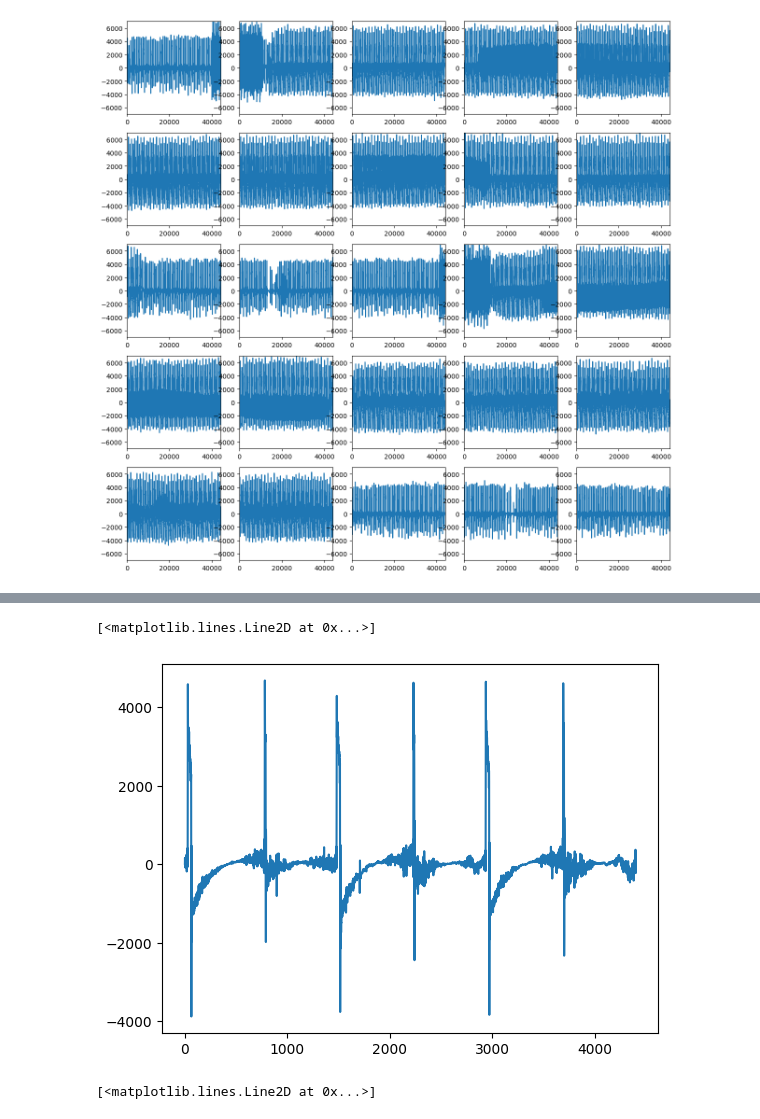
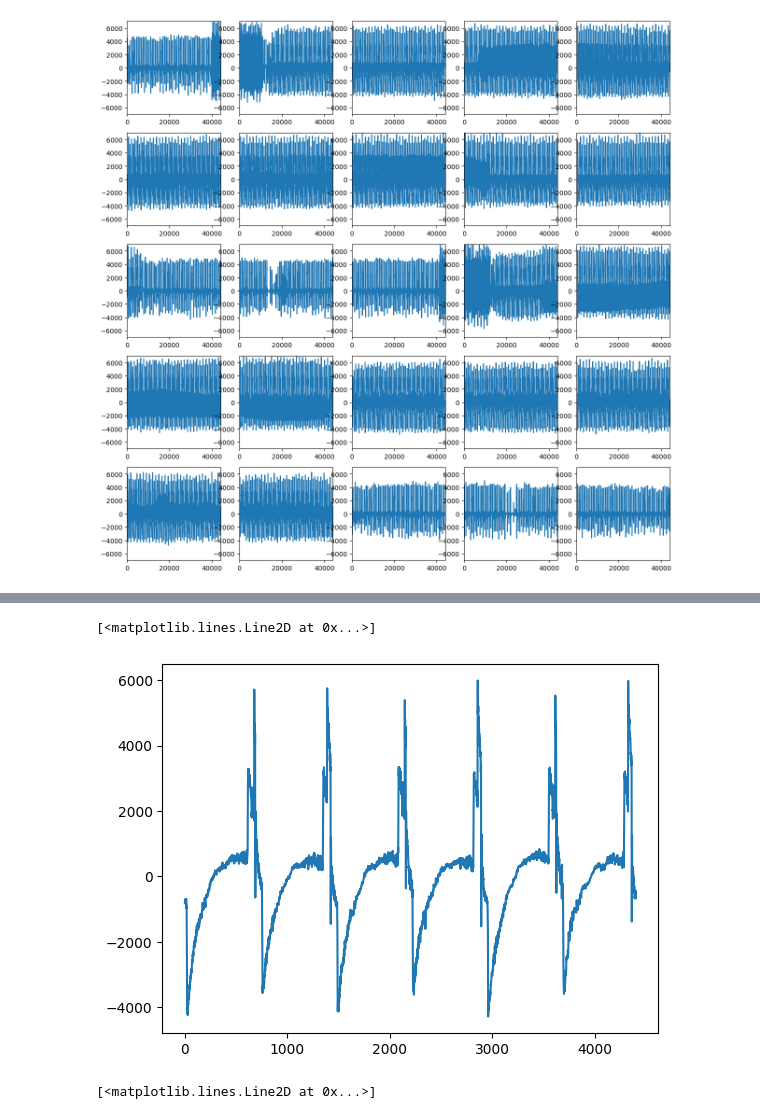
Before and after one commit to dolevazrad/Voyager_Golden_Record, a Jupyter notebook: main_2.ipynb, the cells around one changed output, grey strips where cells are left out. Cells and saved outputs as stored; diff of their text form; code cells hidden in the pictures.

```diff
--- a/main_2.ipynb
+++ b/main_2.ipynb
@@ -139,16 +138,16 @@ print(offset/samplerate)
 # %%
 # the strong signal could be noise, maybe the stuff after
 #  the strong noise is the row signal and
 # then go to 0 for the next linw to start
 #should be 512 signal per image
 #doing high pass/low pass filter
-offset = samplerate*30 +2300
+offset = samplerate*32 +2300
 window_size = 4400
 window = data[offset:offset+window_size]
 plt.plot(range(len(window)), window[:], label="Left channel")
 # %% [output]
 [<matplotlib.lines.Line2D at 0x...>]
-[figure, old version]
+[figure, new version]
 # %%
 line_hz = samplerate / window_size
 from scipy.signal import butter, filtfilt
```
Also changed, not shown: parts of 7 cells of this notebook, 1 other file.
